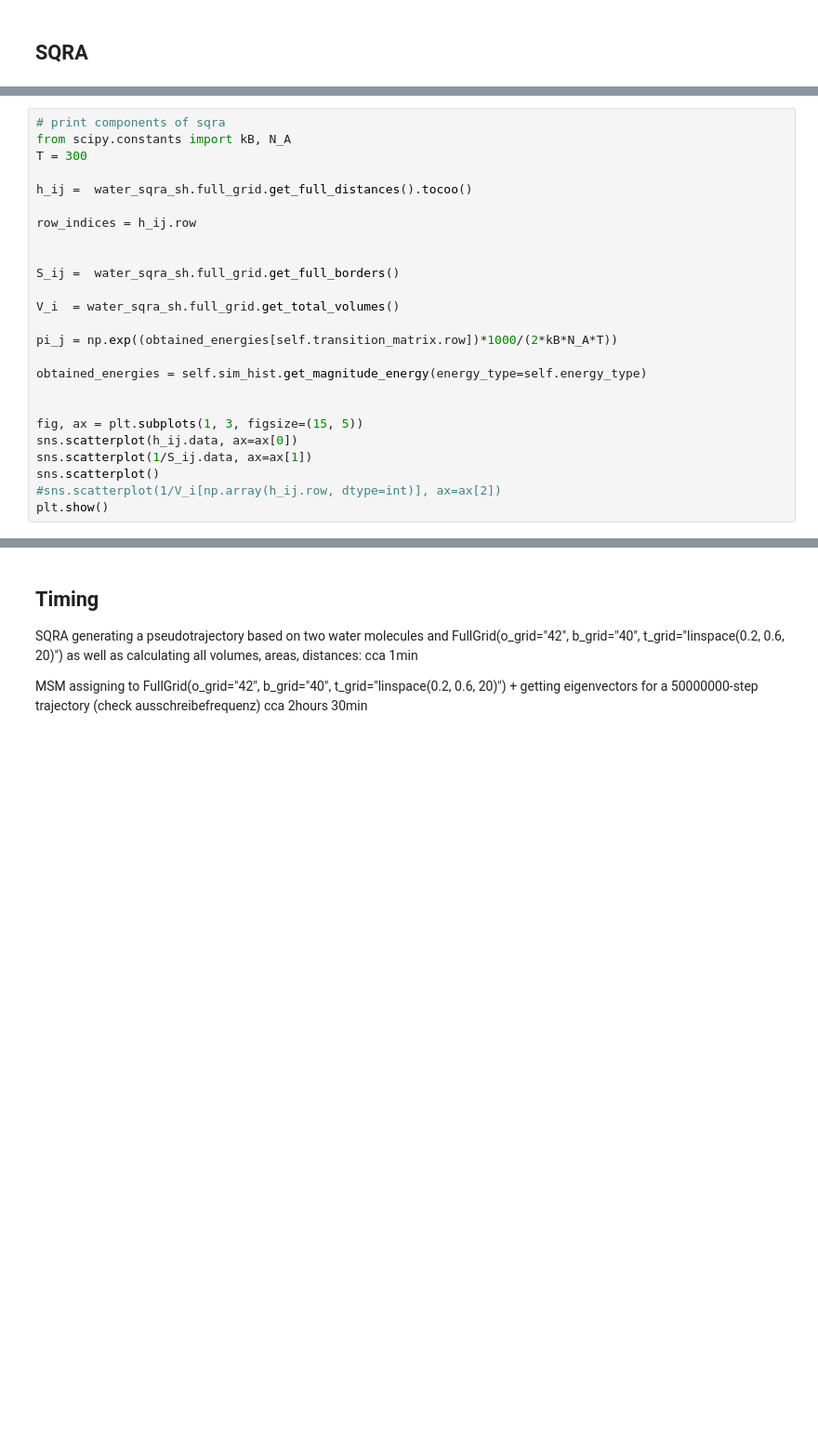
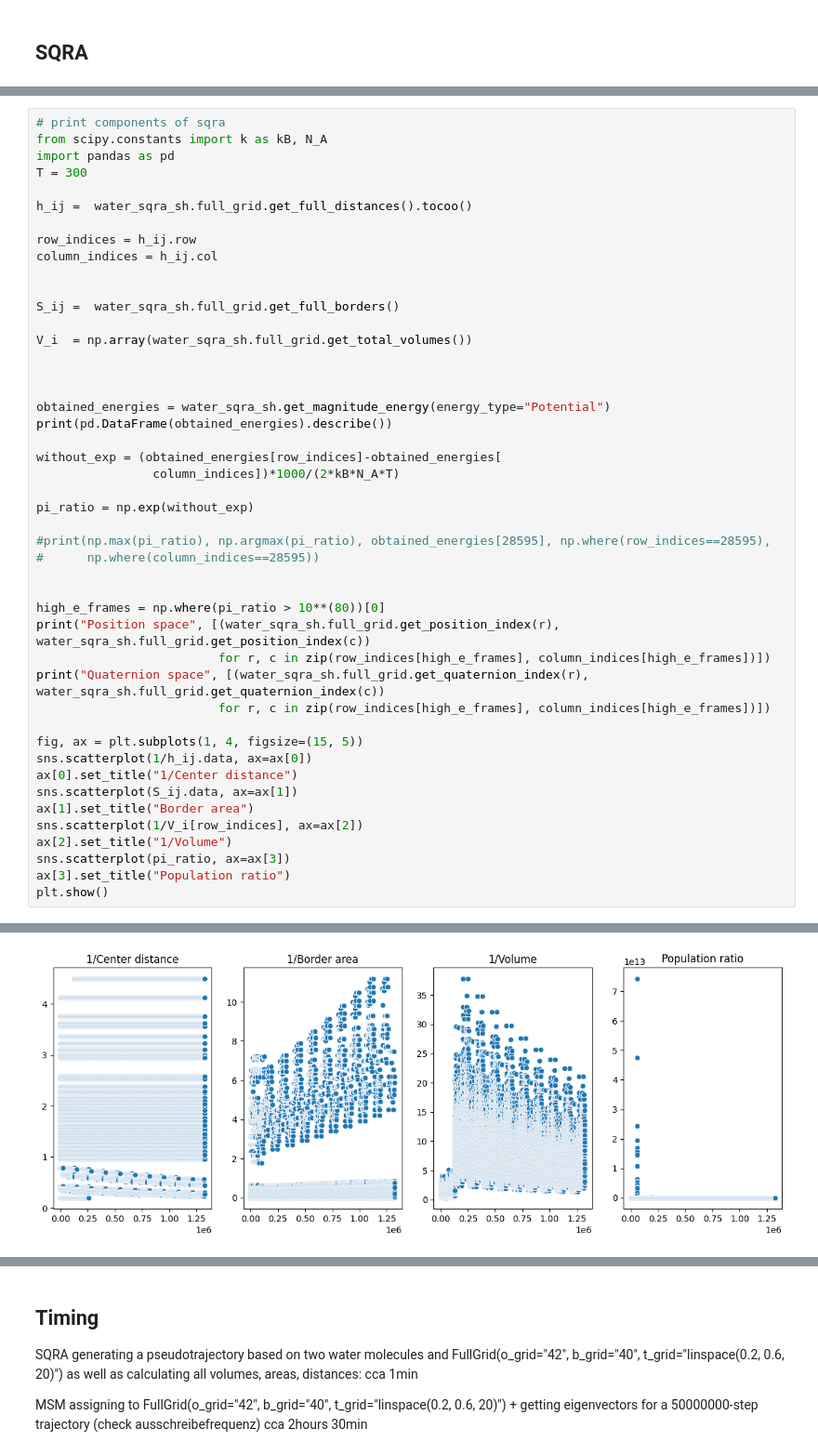
Before and after one commit to bkellerlab/molecularRotationalGrids, a Jupyter notebook: jupyter/Meeting_2024_April.ipynb, the cells around one changed output, grey strips where cells are left out. Shown: that part at 93% size. Drawn from its saved outputs; the diff is of its cells as text; blank space fills up the shorter version.

```diff
--- a/jupyter/Meeting_2024_April.ipynb
+++ b/jupyter/Meeting_2024_April.ipynb
@@ -263,26 +277,47 @@ $Q_{i j}=\frac{\mathbf{D}}{h_{i j}} \frac{\mathcal{S}_{i j}}{\mathcal{V}_i} \sqr
 # %%
 # print components of sqra
-from scipy.constants import kB, N_A
+from scipy.constants import k as kB, N_A
+import pandas as pd
 T = 300
 
 h_ij =  water_sqra_sh.full_grid.get_full_distances().tocoo()
 
 row_indices = h_ij.row
+column_indices = h_ij.col
 
 
 S_ij =  water_sqra_sh.full_grid.get_full_borders()
 
-V_i  = water_sqra_sh.full_grid.get_total_volumes()
-
-pi_j = np.exp((obtained_energies[self.transition_matrix.row])*1000/(2*kB*N_A*T))
-
-obtained_energies = self.sim_hist.get_magnitude_energy(energy_type=self.energy_type)
+V_i  = np.array(water_sqra_sh.full_grid.get_total_volumes())
 
 
-fig, ax = plt.subplots(1, 3, figsize=(15, 5))
-sns.scatterplot(h_ij.data, ax=ax[0])
-sns.scatterplot(1/S_ij.data, ax=ax[1])
-sns.scatterplot()
-#sns.scatterplot(1/V_i[np.array(h_ij.row, dtype=int)], ax=ax[2])
+
+obtained_energies = water_sqra_sh.get_magnitude_energy(energy_type="Potential")
+print(pd.DataFrame(obtained_energies).describe())
+
+without_exp = (obtained_energies[row_indices]-obtained_energies[
+                column_indices])*1000/(2*kB*N_A*T)
+
+pi_ratio = np.exp(without_exp)
+
+#print(np.max(pi_ratio), np.argmax(pi_ratio), obtained_energies[28595], np.where(row_indices==28595),
+#      np.where(column_indices==28595))
+
+
+high_e_frames = np.where(pi_ratio > 10**(80))[0]
+print("Position space", [(water_sqra_sh.full_grid.get_position_index(r), water_sqra_sh.full_grid.get_position_index(c))
+                         for r, c in zip(row_indices[high_e_frames], column_indices[high_e_frames])])
+print("Quaternion space", [(water_sqra_sh.full_grid.get_quaternion_index(r), water_sqra_sh.full_grid.get_quaternion_index(c))
+                         for r, c in zip(row_indices[high_e_frames], column_indices[high_e_frames])])
+
+fig, ax = plt.subplots(1, 4, figsize=(15, 5))
+sns.scatterplot(1/h_ij.data, ax=ax[0])
+ax[0].set_title("1/Center distance")
+sns.scatterplot(S_ij.data, ax=ax[1])
+ax[1].set_title("Border area")
+sns.scatterplot(1/V_i[row_indices], ax=ax[2])
+ax[2].set_title("1/Volume")
+sns.scatterplot(pi_ratio, ax=ax[3])
+ax[3].set_title("Population ratio")
 plt.show()
 # %% [output]
@@ -298 +339,2 @@ TypeError: only integer scalar arrays can be converted to a scalar index
+[figure, added]
 # %%
```
Also changed, not shown: parts of 26 cells of this notebook, 3 other files.
